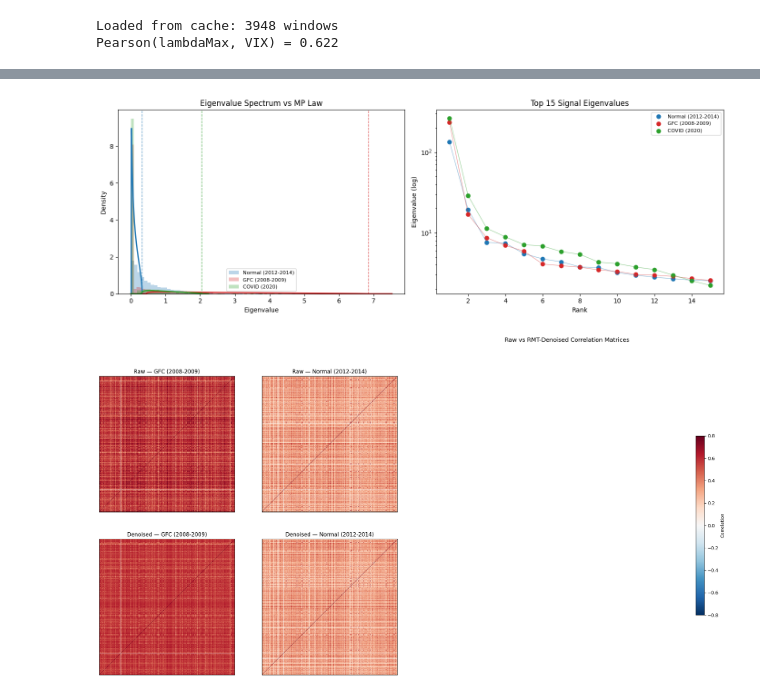
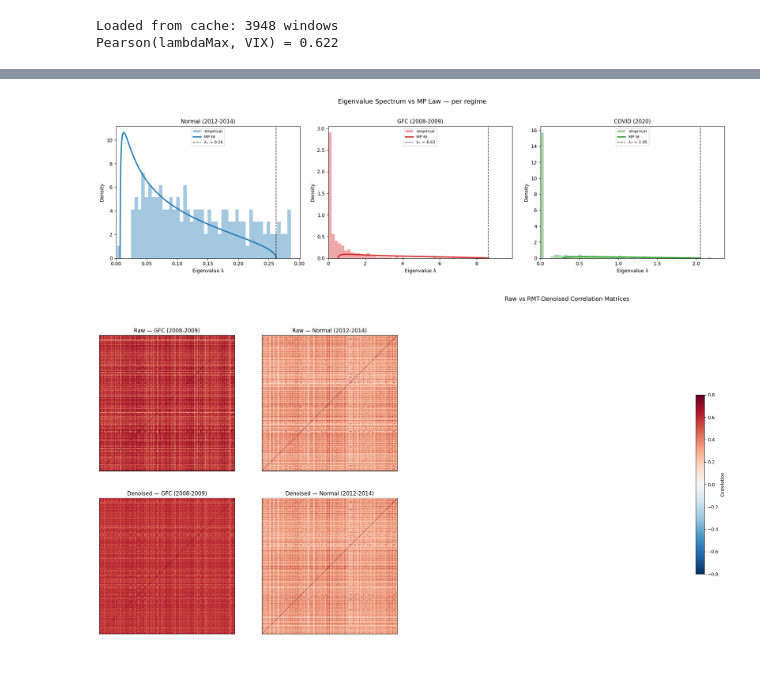
Before and after one commit to jaisheth0/rmt-correlation-denoising, a Jupyter notebook: notebook.ipynb, the cells around one changed output, grey strips where cells are left out. Saved outputs shown, nothing was run; the diff lists cells and outputs as text; code cells hidden in the pictures; blank space fills up the shorter version.

```diff
--- a/notebook.ipynb
+++ b/notebook.ipynb
@@ -185,7 +185,6 @@ COVID (2020)               off-diag mean corr = 0.6235
 # %%
 # C 12: rolling lambda_max vs VIX (60-day window)
-# IMPORTANT: need T > N for a valid correlation matrix, so with a 60-day
-# window we can use at most ~50 stocks (q = 60/50 = 1.2).
+# IMPORTANT: need T > N for a valid correlation matrix, so with a 60-day T we need a smaller value of N say 50 or smaller for convienience
 rollWindow = 60
 rollStocks = logReturns.columns[:50]
 cacheFile = 'data/rolling_analysis.pkl'
@@ -204,7 +203,7 @@ else:
     for i in range(rollWindow, len(retArr)):
         window = retArr[i - rollWindow : i]
 
-        # skip windows with any NaN (can happen at edges)
+        # skip windows with any NaN (can happen at edge)
         if np.isnan(window).any():
             continue
 
@@ -216,7 +215,11 @@ else:
 
         vals = np.linalg.eigvalsh(C)[::-1]
         q = rollWindow / nRoll
-        lp = computeLambdaPlus(q, sigma2=1.0)
+
+        if i % 20 == 0:
+            sigma2, _ = fitMp(vals, q)
+
+        lp = computeLambdaPlus(q, sigma2)
 
         rollDates.append(dates[i])
         rollLmax.append(float(vals[0]))
@@ -340,46 +343,39 @@ RMT Denoised       0.727   15.75%    11.45%  -32.49%
 # %%
-# C 15: Plot 1 — Eigenvalue spectrum vs MP law
-fig, (axBulk, axTail) = plt.subplots(1, 2, figsize=(14, 5))
+fig, axes = plt.subplots(1, 3, figsize=(18, 5))
 
-colors = {'Normal (2012-2014)': 'tab:blue', 'GFC (2008-2009)': 'tab:red', 'COVID (2020)': 'tab:green'}
+for ax, (name, data) in zip(axes, regimeAnalysis.items()):
+    vals = data['eigenvalues']
+    q    = data['q']
+    s2   = data['sigma2']
+    lp   = data['lambdaPlus']
+    lm   = computeLambdaMinus(q, s2)
 
-for name, data in regimeAnalysis.items():
-    vals = data['eigenvalues']
-    q = data['q']
-    s2 = data['sigma2']
-    lp = data['lambdaPlus']
+    # only plot the bulk region — clip at lp * 1.1
+    bulk = vals[(vals > 0) & (vals <= lp * 1.1)]
+    ax.hist(bulk, bins=50, density=True, alpha=0.4,
+            color=colors[name], label='empirical')
 
-    # bulk histogram
-    bulk = vals[vals <= 5]
-    axBulk.hist(bulk, bins=50, density=True, alpha=0.3, color=colors[name], label=name)
+    # MP curve on a tight grid matching the bulk
+    grid = np.linspace(max(lm, 1e-4), lp, 500)
+    mp   = mpDistribution(grid, q, s2)
+    ax.plot(grid, mp, color=colors[name], lw=2.5, label='MP fit')
 
-    # MP curve
-    grid = np.linspace(1e-4, lp * 1.1, 400)
-    mp = mpDistribution(grid, q, s2)
-    axBulk.plot(grid, mp, color=colors[name], lw=2)
-    axBulk.axvline(lp, color=colors[name], ls='--', lw=1, alpha=0.7)
+    # λ₊ line
+    ax.axvline(lp, color='black', ls='--', lw=1.2, alpha=0.8,
+               label=f'λ₊ = {lp:.2f}')
 
-    # tail: top 15 eigenvalues
-    top15 = np.sort(vals)[::-1][:15]
-    axTail.scatter(range(1, 16), top15, color=colors[name], s=40, label=name)
-    axTail.plot(range(1, 16), top15, color=colors[name], lw=0.8, alpha=0.5)
+    ax.set_xlim(0, lp * 1.15)
+    ax.set_title(name, fontsize=11)
+    ax.set_xlabel('Eigenvalue λ')
+    ax.set_ylabel('Density')
+    ax.legend(fontsize=8)
 
-axBulk.set_xlabel('Eigenvalue')
-axBulk.set_ylabel('Density')
-axBulk.set_title('Eigenvalue Spectrum vs MP Law')
-axBulk.legend(fontsize=8)
-
-axTail.set_xlabel('Rank')
-axTail.set_ylabel('Eigenvalue (log)')
-axTail.set_yscale('log')
-axTail.set_title('Top 15 Signal Eigenvalues')
-axTail.legend(fontsize=8)
-
+plt.suptitle('Eigenvalue Spectrum vs MP Law — per regime', fontsize=13, y=1.02)
 plt.tight_layout()
-plt.savefig('plots/plot1_spectrum.png', dpi=150, bbox_inches='tight')
+plt.savefig('plots/plot1_spectrum_fixed.png', dpi=150, bbox_inches='tight')
 plt.show()
 # %% [output]
-[figure, old version]
+[figure, new version]
 # %%
 # C 16: Plot 2 — Raw vs denoised correlation heatmaps
 fig, axes = plt.subplots(2, 2, figsize=(14, 12))
```
Also changed, not shown: parts of 15 cells of this notebook, 6 other files.
